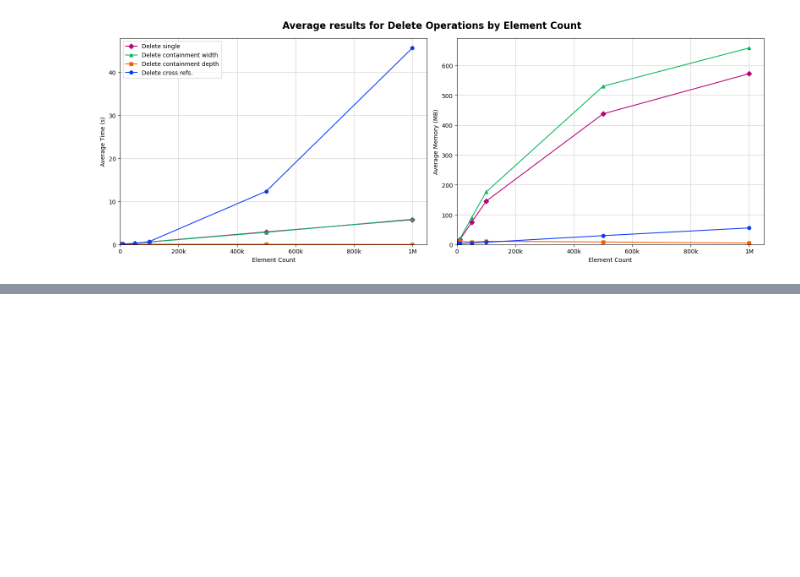
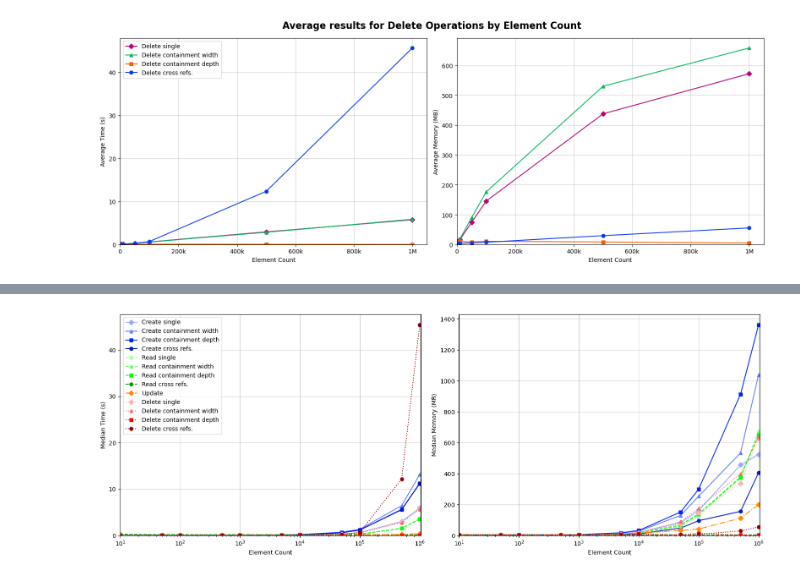
Before and after one commit to geodes-sms/NeoModelingFramework, a Jupyter notebook: ECMFA-2026-Evaluation/analysis/RQ2-results-analysis.ipynb, the cells around one changed output, grey strips where cells are left out. Cells and saved outputs as stored; diff of their text form; code cells hidden in the pictures; blank space fills up the shorter version.

```diff
--- a/ECMFA-2026-Evaluation/analysis/RQ2-results-analysis.ipynb
+++ b/ECMFA-2026-Evaluation/analysis/RQ2-results-analysis.ipynb
@@ -1379,0 +1493,87 @@ plt.show()
+# %%
+import matplotlib.pyplot as plt
+
+# Compute median for all dataframes
+c_avg_r = create_cross_ref_run.groupby('element_count').agg({'time':'median', 'mem':'median'}).reset_index()
+c_avg_d = create_containment_d_runs.groupby('element_count').agg({'time':'median', 'mem':'median'}).reset_index()
+c_avg_w = create_containment_runs.groupby('element_count').agg({'time':'median', 'mem':'median'}).reset_index()
+c_avg_s = create_runs.groupby('element_count').agg({'time':'median', 'mem':'median'}).reset_index()
+
+r_avg_r = read_cross_ref_runs.groupby('element_count').agg({'time':'median', 'mem':'median'}).reset_index()
+r_avg_d = read_c_d_runs.groupby('element_count').agg({'time':'median', 'mem':'median'}).reset_index()
+r_avg_w = read_c_w_runs.groupby('element_count').agg({'time':'median', 'mem':'median'}).reset_index()
+r_avg_s = read_runs.groupby('element_count').agg({'time':'median', 'mem':'median'}).reset_index()
+
+u_avg = update_runs.groupby('element_count').agg({'time':'median', 'mem':'median'}).reset_index()
+
+d_avg_r = delete_c_r_runs.groupby('element_count').agg({'time':'median', 'mem':'median'}).reset_index()
+d_avg_d = delete_c_d_runs.groupby('element_count').agg({'time':'median', 'mem':'median'}).reset_index()
+d_avg_w = delete_c_w_runs.groupby('element_count').agg({'time':'median', 'mem':'median'}).reset_index()
+d_avg_s = delete_s_runs.groupby('element_count').agg({'time':'median', 'mem':'median'}).reset_index()
+
+# Convert units: time ms -> s, memory KB -> MB
+for df in [c_avg_r, c_avg_d, c_avg_w, c_avg_s, r_avg_r, r_avg_d, r_avg_w, r_avg_s,u_avg, d_avg_r, d_avg_d, d_avg_w, d_avg_s]:
+    df['time'] = df['time'] / 1000       # ms to seconds
+    df['mem'] = df['mem'] / 1024         # KB to MB
+
+fig, axes = plt.subplots(1, 2, figsize=(16, 6))
+
+datasets = [
+    # CREATE
+    (c_avg_s, "#99AAFF", 'D', '-', 'Create single'),
+    (c_avg_w, "#667FFF", '^', '-', 'Create containment width'),
+    (c_avg_d, '#0022FF', 's', '-', 'Create containment depth'),
+    (c_avg_r, '#001ACC', 'o', '-', 'Create cross refs.'),
+
+    # READ
+    (r_avg_s, '#B3FFB3', 'D', '--', 'Read single'),
+    (r_avg_w, '#66FF66', '^', '--', 'Read containment width'),
+    (r_avg_d, '#00FF00', 's', '--', 'Read containment depth'),
+    (r_avg_r, '#009900', 'o', '--', 'Read cross refs.'),
+
+    # UPDATE
+    (u_avg, "#FF8800", 'D', '-.', 'Update'),
+
+    # DELETE
+    (d_avg_s, '#FFB3B3', 'D', ':', 'Delete single'),
+    (d_avg_w, '#FF6666', '^', ':', 'Delete containment width'),
+    (d_avg_d, '#FF0000', 's', ':', 'Delete containment depth'),
+    (d_avg_r, '#990000', 'o', ':', 'Delete cross refs.'),
+]
+
+
+# Plot average time
+for df, color, marker, linestyle, label in datasets:
+    axes[0].plot(df['element_count'], df['time'],
+                 marker=marker, linestyle=linestyle, color=color, label=label)
+
+
+axes[0].set_xlabel('Element Count')
+axes[0].set_ylabel('Median Time (s)')
+axes[0].grid(True, alpha=0.6)
+axes[0].xaxis.set_major_formatter(get_short_number_formatter())
+axes[0].legend()
+
+# Plot average memory
+for df, color, marker, linestyle, label in datasets:
+    axes[1].plot(df['element_count'], df['mem'],
+                 marker=marker, linestyle=linestyle, color=color, label=label)
+axes[1].set_xlabel('Element Count')
+axes[1].set_ylabel('Median Memory (MB)')
+axes[1].grid(True, alpha=0.6)
+axes[1].xaxis.set_major_formatter(get_short_number_formatter())
+axes[0].set_ylim(bottom=0)
+axes[1].set_ylim(bottom=0)
+axes[0].set_xlim(left=0)
+axes[1].set_xlim(left=0)
+axes[0].set_xscale('log')
+axes[1].set_xscale('log')
+axes[0].set_xlim(left=min(df['element_count'].min() for df,_,_,_,_ in datasets))
+axes[1].set_xlim(left=min(df['element_count'].min() for df,_,_,_,_ in datasets))
+
+# plt.suptitle('Median results for CRUD Operations by Element Count', fontsize=16, fontweight='bold')
+plt.tight_layout()
+plt.savefig("img/rq2med.pdf", format='pdf', bbox_inches='tight')
+plt.show()
+# %% [output]
+[figure, added]
```
Also changed, not shown: parts of 9 cells of this notebook, 40 other files.
